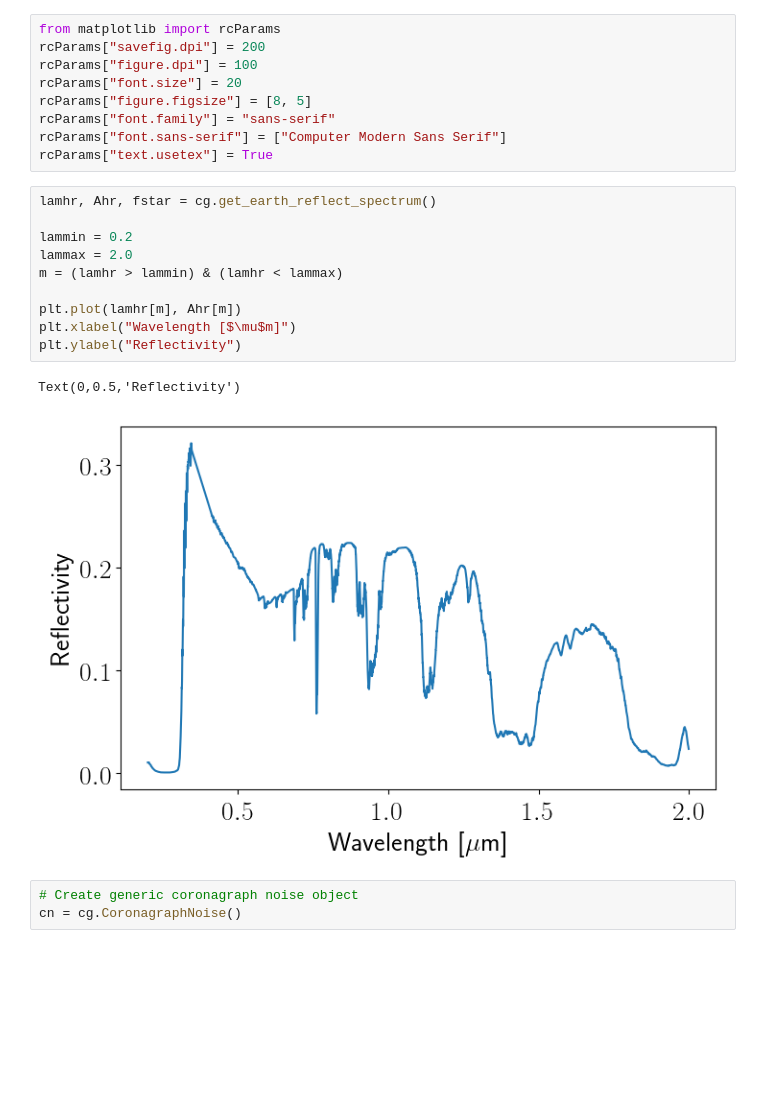
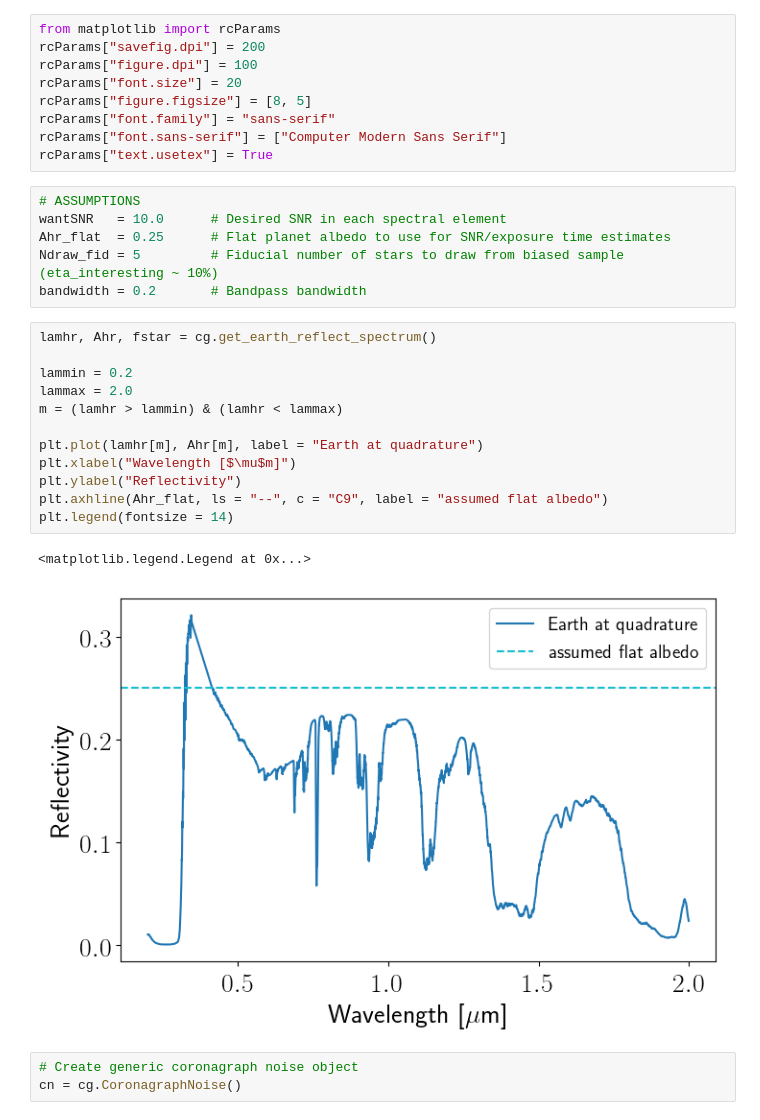
Before and after one commit to jlustigy/luvoir_hec_drm, a Jupyter notebook: notebooks/refining_spectroscopy.ipynb, the cells around one changed output. Cells and saved outputs as stored; diff of their text form; blank space fills up the shorter version.

```diff
--- a/notebooks/refining_spectroscopy.ipynb
+++ b/notebooks/refining_spectroscopy.ipynb
@@ -51,19 +51,27 @@ rcParams["figure.figsize"] = [8, 5]
 rcParams["font.family"] = "sans-serif"
 rcParams["font.sans-serif"] = ["Computer Modern Sans Serif"]
 rcParams["text.usetex"] = True
+# %%
+# ASSUMPTIONS
+wantSNR   = 10.0      # Desired SNR in each spectral element
+Ahr_flat  = 0.25      # Flat planet albedo to use for SNR/exposure time estimates
+Ndraw_fid = 5         # Fiducial number of stars to draw from biased sample (eta_interesting ~ 10%)
+bandwidth = 0.2       # Bandpass bandwidth
 # %%
 lamhr, Ahr, fstar = cg.get_earth_reflect_spectrum()
 
 lammin = 0.2
 lammax = 2.0
 m = (lamhr > lammin) & (lamhr < lammax)
 
-plt.plot(lamhr[m], Ahr[m])
+plt.plot(lamhr[m], Ahr[m], label = "Earth at quadrature")
 plt.xlabel("Wavelength [$\mu$m]")
 plt.ylabel("Reflectivity")
+plt.axhline(Ahr_flat, ls = "--", c = "C9", label = "assumed flat albedo")
+plt.legend(fontsize = 14)
 # %% [output]
-Text(0,0.5,'Reflectivity')
+<matplotlib.legend.Legend at 0x...>
-[figure, old version]
+[figure, new version]
 # %%
 # Create generic coronagraph noise object
 cn = cg.CoronagraphNoise()
```
Also changed, not shown: parts of 63 cells of this notebook, 5 other files.
